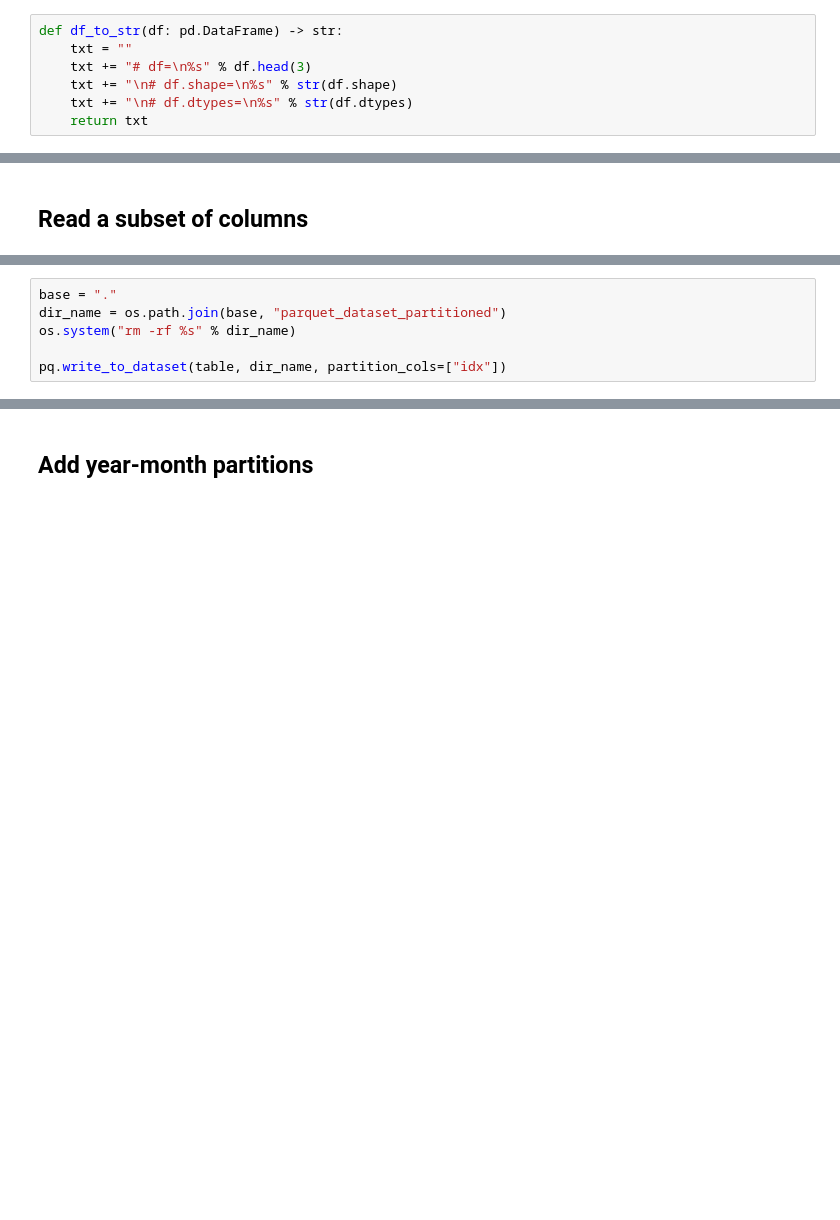
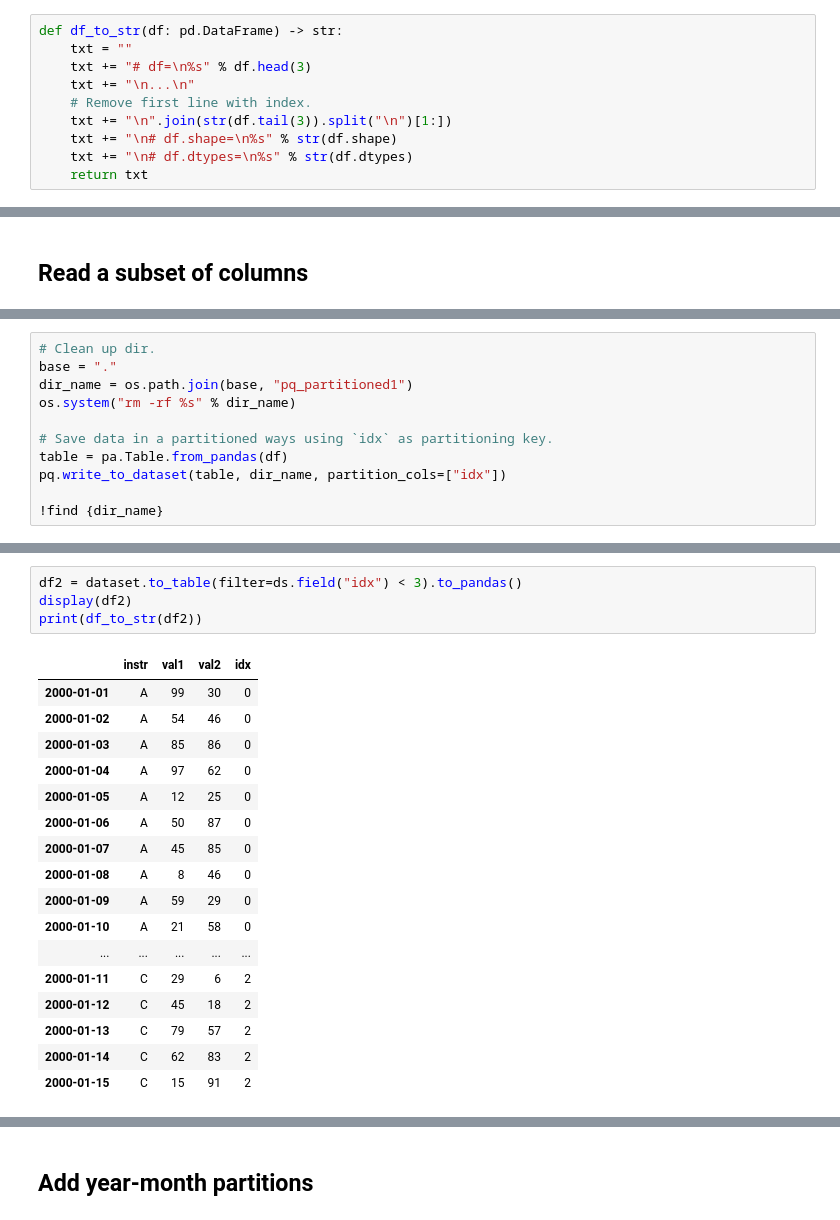
Before and after one commit to gpsaggese/umd_data605, a Jupyter notebook: tutorials/tutorial_packages/tutorial_parquet.ipynb, the cells around one changed output, grey strips where cells are left out. Drawn from its saved outputs; the diff is of its cells as text; blank space fills up the shorter version.

```diff
--- a/tutorials/tutorial_packages/tutorial_parquet.ipynb
+++ b/tutorials/tutorial_packages/tutorial_parquet.ipynb
@@ -52,6 +65,9 @@ def get_df() -> pd.DataFrame:
 def df_to_str(df: pd.DataFrame) -> str:
     txt = ""
     txt += "# df=\n%s" % df.head(3)
+    txt += "\n...\n"
+    # Remove first line with index.
+    txt += "\n".join(str(df.tail(3)).split("\n")[1:])
     txt += "\n# df.shape=\n%s" % str(df.shape)
     txt += "\n# df.dtypes=\n%s" % str(df.dtypes)
     return txt
@@ -173,8 +233,13 @@ val1      int64
 val2      int64
 dtype: object
 # %%
+# Clean up dir.
 base = "."
-dir_name = os.path.join(base, "parquet_dataset_partitioned")
+dir_name = os.path.join(base, "pq_partitioned1")
 os.system("rm -rf %s" % dir_name)
 
+# Save data in a partitioned ways using `idx` as partitioning key.
+table = pa.Table.from_pandas(df)
 pq.write_to_dataset(table, dir_name, partition_cols=["idx"])
+
+!find {dir_name}
@@ -240 +330,23 @@ idx       int32
 dtype: object
+# %%
+df2 = dataset.to_table(filter=ds.field("idx") < 3).to_pandas()
+display(df2)
+print(df_to_str(df2))
+# %% [output]
+|  | instr | val1 | val2 | idx |
+| 2000-01-01 | A | 99 | 30 | 0 |
+| 2000-01-02 | A | 54 | 46 | 0 |
+| 2000-01-03 | A | 85 | 86 | 0 |
+| 2000-01-04 | A | 97 | 62 | 0 |
+| 2000-01-05 | A | 12 | 25 | 0 |
+| 2000-01-06 | A | 50 | 87 | 0 |
+| 2000-01-07 | A | 45 | 85 | 0 |
+| 2000-01-08 | A | 8 | 46 | 0 |
+| 2000-01-09 | A | 59 | 29 | 0 |
+| 2000-01-10 | A | 21 | 58 | 0 |
+| ... | ... | ... | ... | ... |
+| 2000-01-11 | C | 29 | 6 | 2 |
+| 2000-01-12 | C | 45 | 18 | 2 |
+| 2000-01-13 | C | 79 | 57 | 2 |
+| 2000-01-14 | C | 62 | 83 | 2 |
+| 2000-01-15 | C | 15 | 91 | 2 |
```
Also changed, not shown: parts of 29 cells of this notebook.
